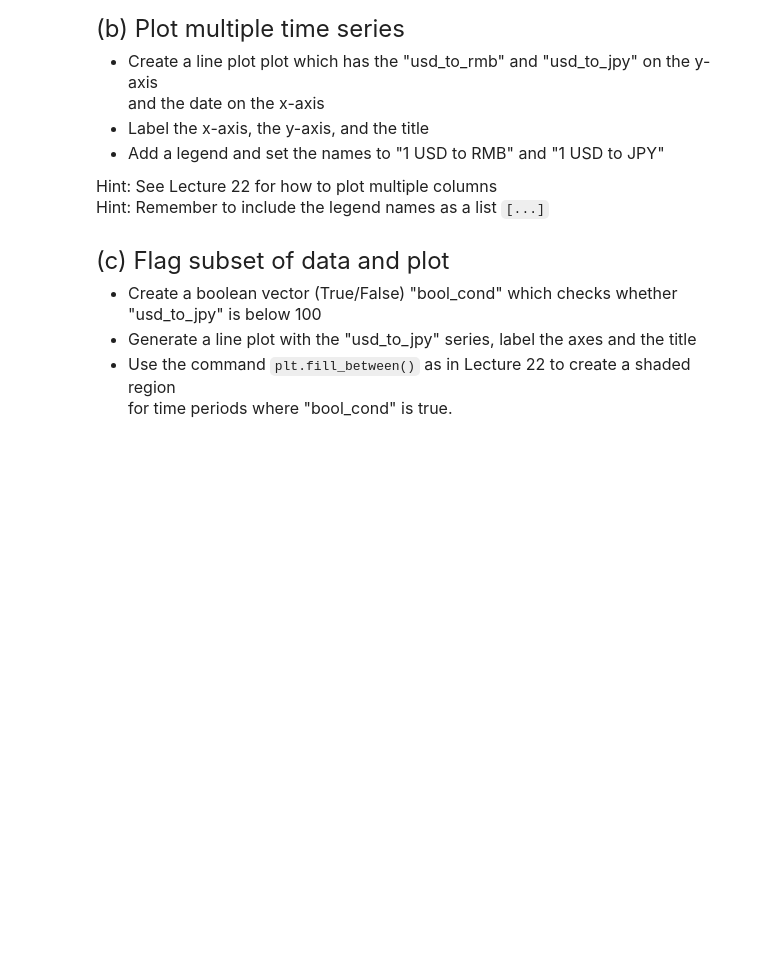
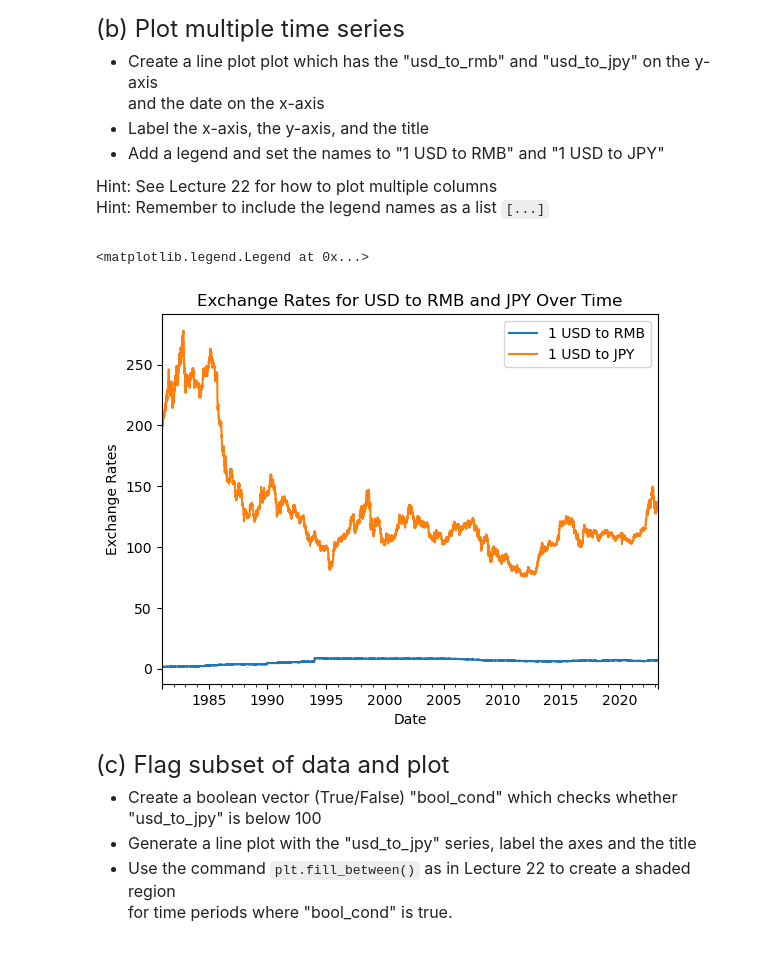
Before and after one commit to shriyai/qtm151spring2024, a Jupyter notebook: assignment10/assignment10.ipynb, the cells around one changed output. Saved outputs shown, nothing was run; the diff lists cells and outputs as text; code cells hidden in the pictures; blank space fills up the shorter version.

```diff
--- a/assignment10/assignment10.ipynb
+++ b/assignment10/assignment10.ipynb
@@ -42,0 +47,8 @@ Lecture 20 and 22.
+# %%
+# Write your own code
+
+exchangerates = pd.read_csv("data_raw/exchangerates.csv")
+
+exchangerates["date"] = pd.to_datetime(exchangerates["date_string"], format= "%Y, %A, %b %d")
+
+exchangerates
@@ -59,3 +83,14 @@
+# %%
+# Write your own code
+
+exchangerates[["date", "usd_to_rmb","usd_to_jpy"]].set_index("date").plot()
+plt.xlabel("Date")
+plt.ylabel("Exchange Rates")
+plt.title("Exchange Rates for USD to RMB and JPY Over Time")
+plt.legend(["1 USD to RMB","1 USD to JPY"])
+# %% [output]
+<matplotlib.legend.Legend at 0x...>
+[figure, added]
 # %% [markdown]
 <font size = "5">
 
```
Also changed, not shown: parts of 11 cells of this notebook, 1 other file.
